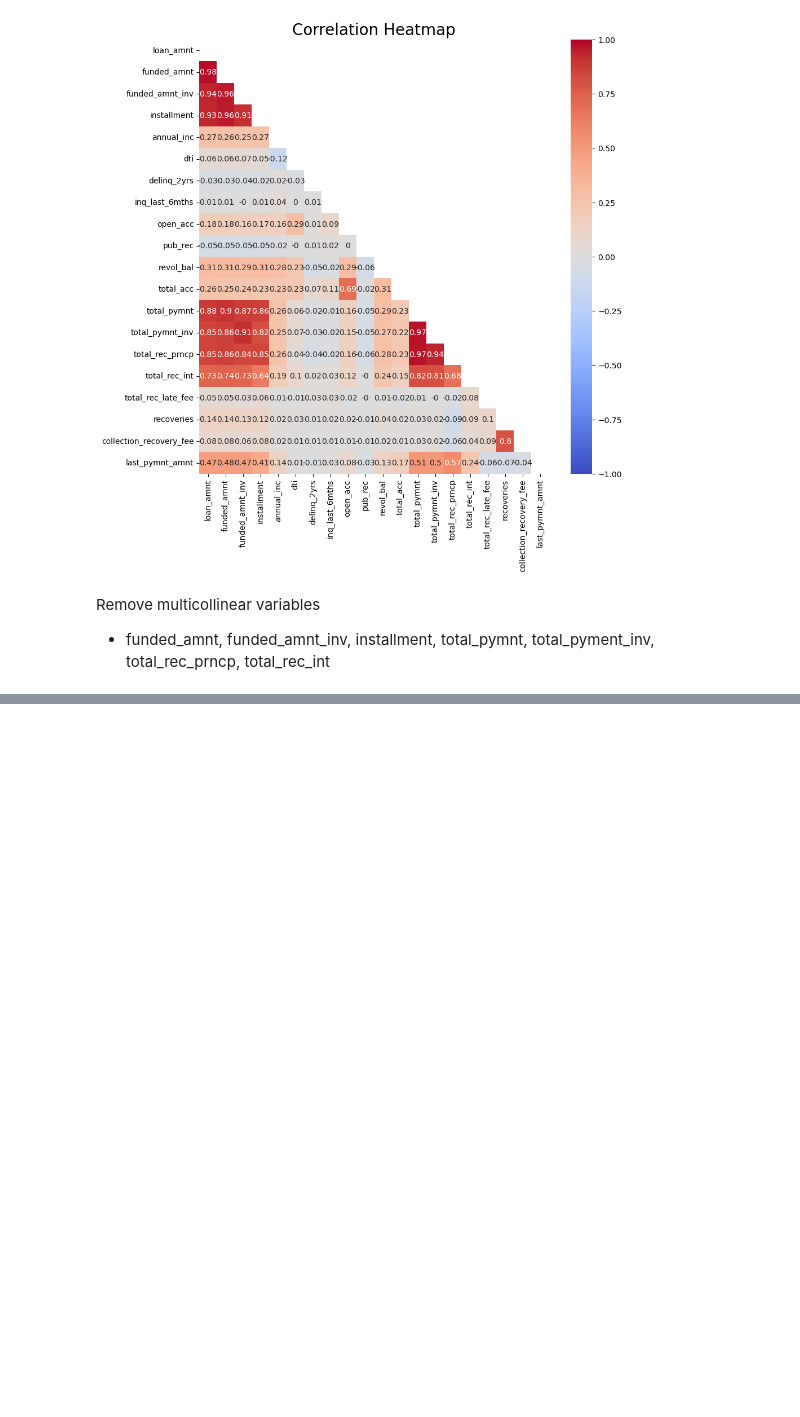
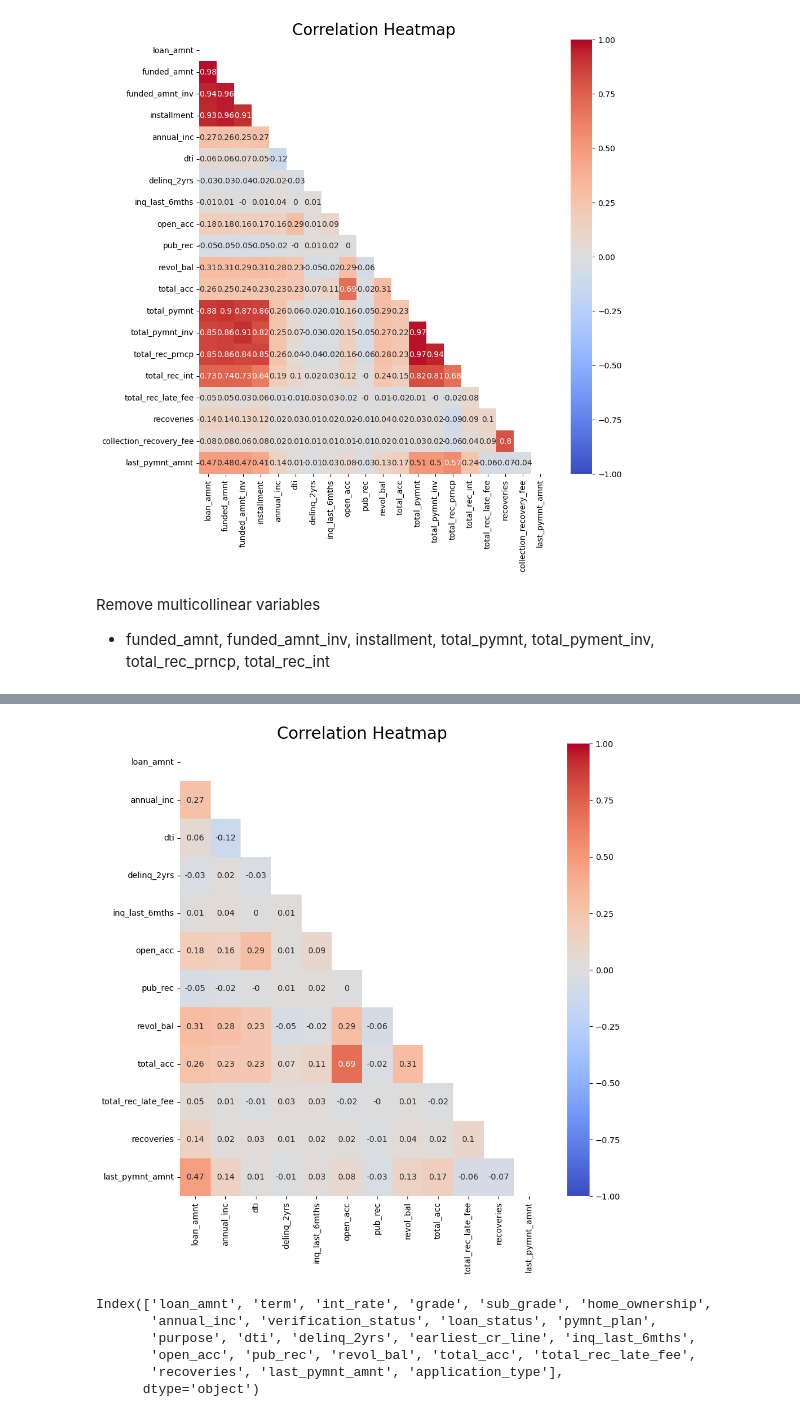
Before and after one commit to ntran119/data_projects, a Jupyter notebook: 2024_Predicting_Loans.ipynb, the cells around one changed output, grey strips where cells are left out. Drawn from its saved outputs; the diff is of its cells as text; code cells hidden in the pictures; blank space fills up the shorter version.

```diff
--- a/2024_Predicting_Loans.ipynb
+++ b/2024_Predicting_Loans.ipynb
@@ -179,0 +191,19 @@ Remove multicollinear variables
+# %%
+columns_to_drop = ['funded_amnt', 'funded_amnt_inv', 'installment', 'total_pymnt', 'total_pymnt_inv', 'total_rec_prncp', 'total_rec_int', 'collection_recovery_fee']
+loan_df = loan_df.drop(columns=columns_to_drop)
+# %%
+plt.figure(figsize=(10,10))
+sns.heatmap(loan_df.corr().round(2), annot = True, cmap = 'coolwarm', vmin = -1, vmax = 1, mask = np.triu(loan_df.corr()) )
+plt.title('Correlation Heatmap', size = 20)
+plt.show()
+# %% [output]
+[figure, added]
+# %%
+loan_df.columns
+# %% [output]
+Index(['loan_amnt', 'term', 'int_rate', 'grade', 'sub_grade', 'home_ownership',
+       'annual_inc', 'verification_status', 'loan_status', 'pymnt_plan',
+       'purpose', 'dti', 'delinq_2yrs', 'earliest_cr_line', 'inq_last_6mths',
+       'open_acc', 'pub_rec', 'revol_bal', 'total_acc', 'total_rec_late_fee',
+       'recoveries', 'last_pymnt_amnt', 'application_type'],
+      dtype='object')
```
Also changed, not shown: parts of 13 cells of this notebook.
